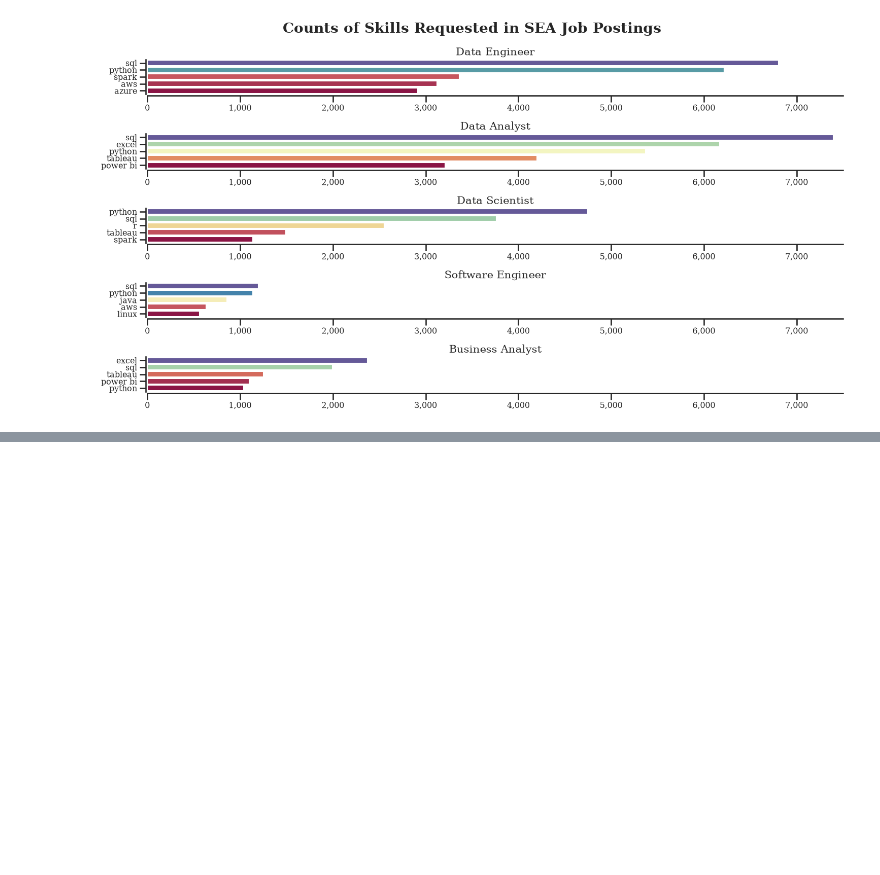
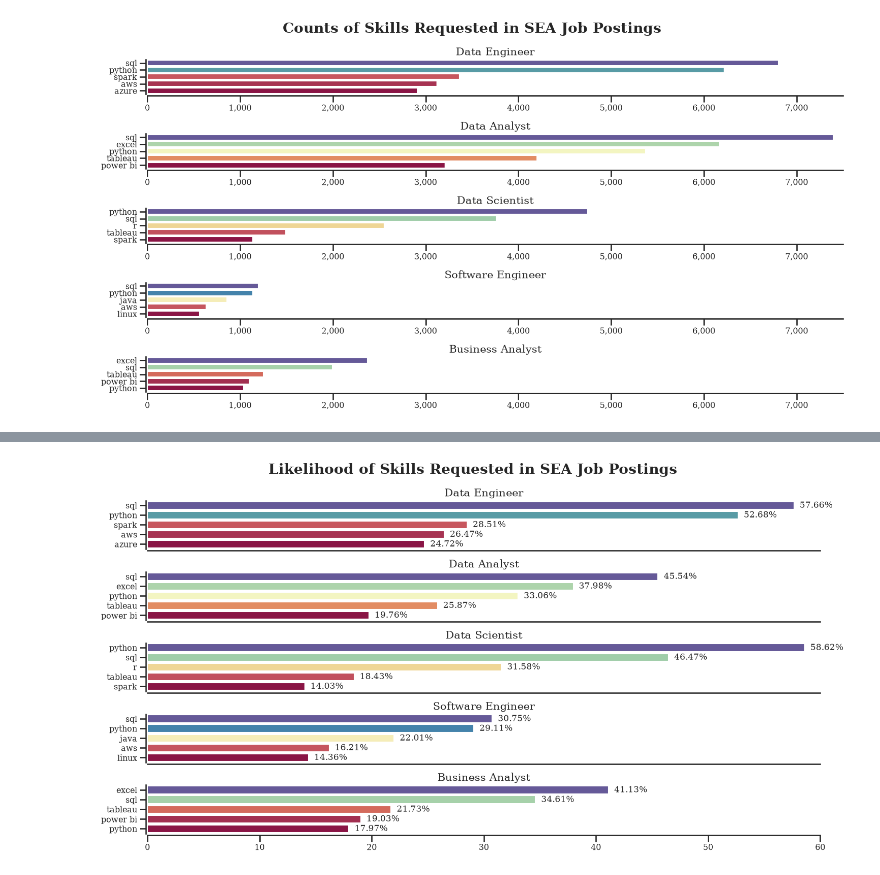
Before and after one commit to JohnnyQuant/Python_Data_Project, a Jupyter notebook: Project/2_Skill_Demand.ipynb, the cells around one changed output, grey strips where cells are left out. Cells and saved outputs as stored; diff of their text form; code cells hidden in the pictures; blank space fills up the shorter version.

```diff
--- a/Project/2_Skill_Demand.ipynb
+++ b/Project/2_Skill_Demand.ipynb
@@ -172,0 +181,5 @@ plt.show()
+# %%
+# Use original df to get the count of job titles
+df_job_title_count = df_SEA['job_title_short'].value_counts().reset_index(name='jobs_total')
+
+df_job_title_count
@@ -172,0 +200,4 @@ plt.show()
+# %%
+df_skill_percent = pd.merge(df_skills_count, df_job_title_count, how='left', on='job_title_short')
+
+df_skill_percent
@@ -172,0 +218,4 @@ plt.show()
+# %%
+df_skill_percent['skill_percent'] = (df_skill_percent['skill_count'] / df_skill_percent['jobs_total']) * 100
+
+df_skill_percent
@@ -172,0 +240,54 @@ plt.show()
+# %%
+fig, ax = plt.subplots(
+                        len(top5_job_title)
+                        , 1
+                        , figsize = (15, 8))
+
+sns.set_theme(
+                style='ticks'
+                , palette = 'Spectral'
+                , context="talk"
+                , font = 'serif'
+                , font_scale = 0.7)
+
+for index, job in enumerate(top5_job_title):
+    df_plot = df_skill_percent[df_skill_percent['job_title_short'] == job].head()[::-1]
+    sns.barplot(
+                data = df_plot
+                , x = 'skill_percent'
+                , y = 'job_skills'
+                , ax = ax[index]
+                , hue = 'skill_percent'
+                , palette = 'Spectral'
+                , legend = False)
+
+    ax[index].set_title(
+                        job
+                        , fontsize = 15
+                        , loc = 'center')
+
+    ax[index].invert_yaxis()
+    ax[index].set_ylabel('')
+    ax[index].set_xlabel('')
+    ax[index].set_xlim(0, 60) # make the scales the same
+
+    # Remove th percentage on first four bar charts
+    if index != len(top5_job_title) - 1:
+        ax[index].set_xticks([])
+
+    # Label the percentage on all bar charts
+    for n, v in enumerate(df_plot['skill_percent']):
+        ax[index].text(v + 0.5, n, f'{v:.2f}%', va = 'center')
+
+
+
+sns.despine(offset=2)
+fig.suptitle(
+            'Likelihood of Skills Requested in SEA Job Postings'
+            , fontsize=20
+            , fontweight = 'bold')
+
+fig.tight_layout(h_pad=1) # fix the overlap
+plt.show()
+# %% [output]
+[figure, added]
```
Also changed, not shown: parts of 6 cells of this notebook.
